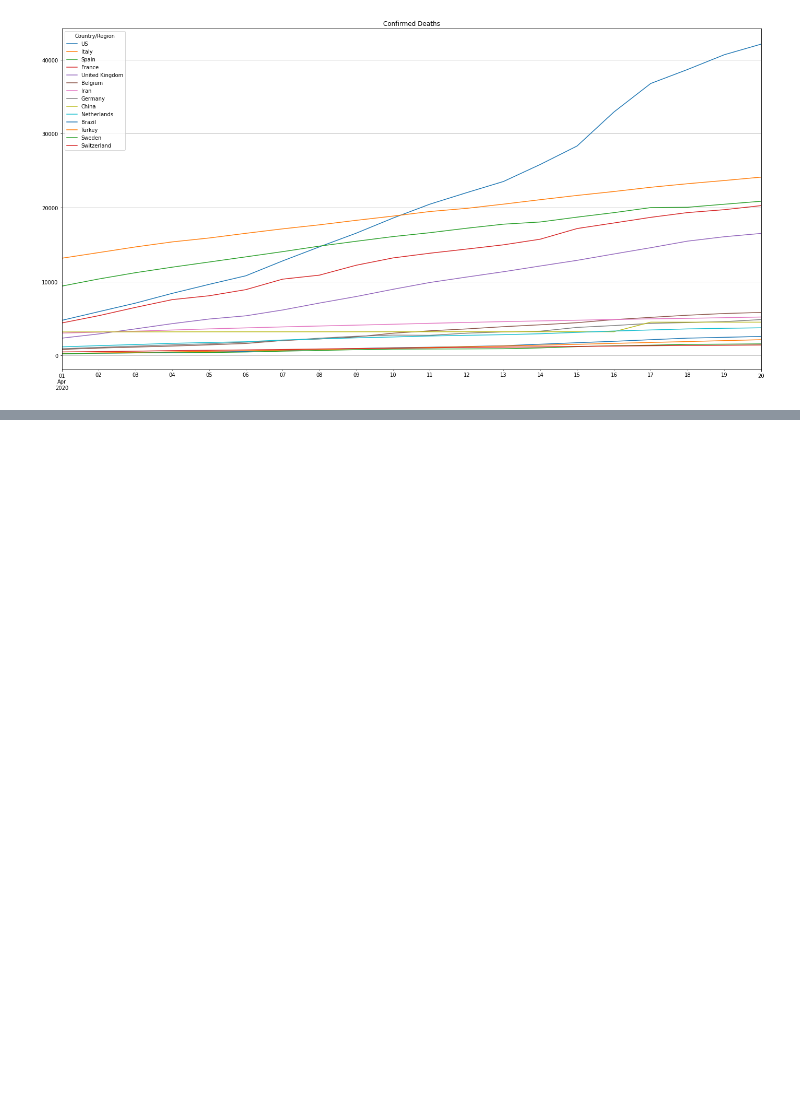
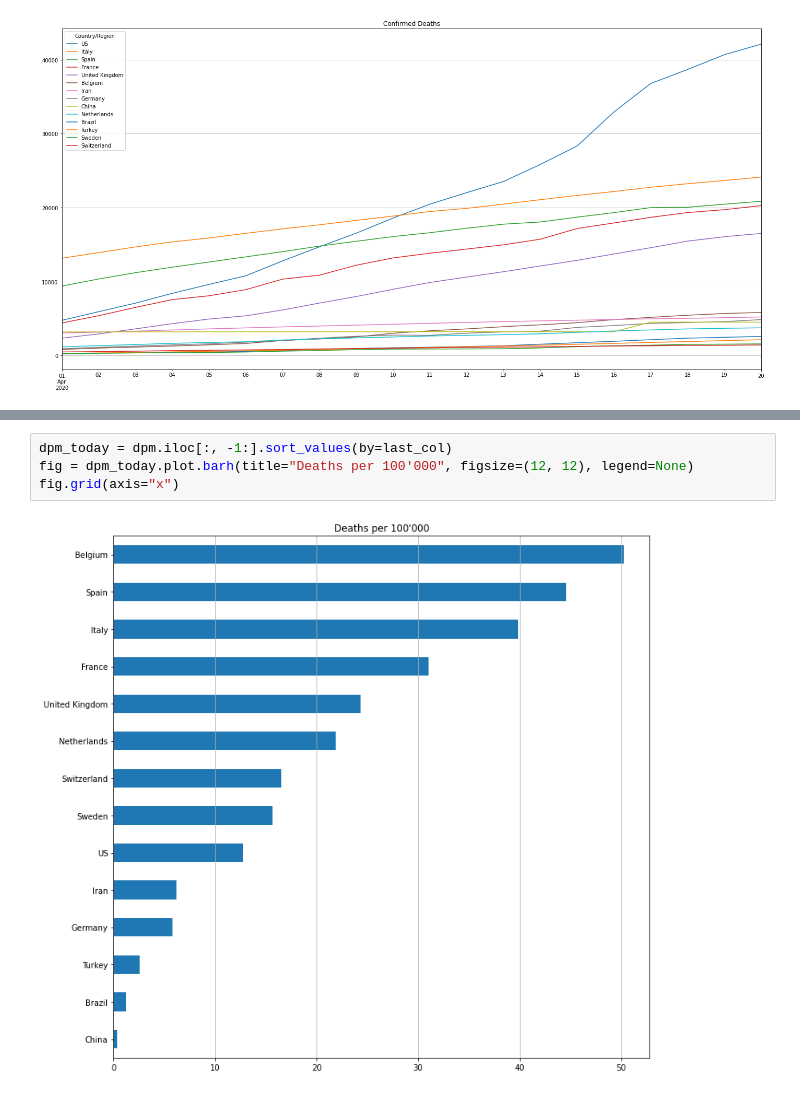
Before and after one commit to willharris/coronastats, a Jupyter notebook: coronastats.ipynb, the cells around one changed output, grey strips where cells are left out. Cells and saved outputs as stored; diff of their text form; blank space fills up the shorter version.

```diff
--- a/coronastats.ipynb
+++ b/coronastats.ipynb
@@ -63,0 +64,6 @@ dpm_plot = dpm.T.plot(title="Deaths per 100'000", figsize=(24, 12), grid=True)
+# %%
+dpm_today = dpm.iloc[:, -1:].sort_values(by=last_col)
+fig = dpm_today.plot.barh(title="Deaths per 100'000", figsize=(12, 12), legend=None)
+fig.grid(axis="x")
+# %% [output]
+[figure, added]
```
Also changed, not shown: parts of 1 cell of this notebook.
